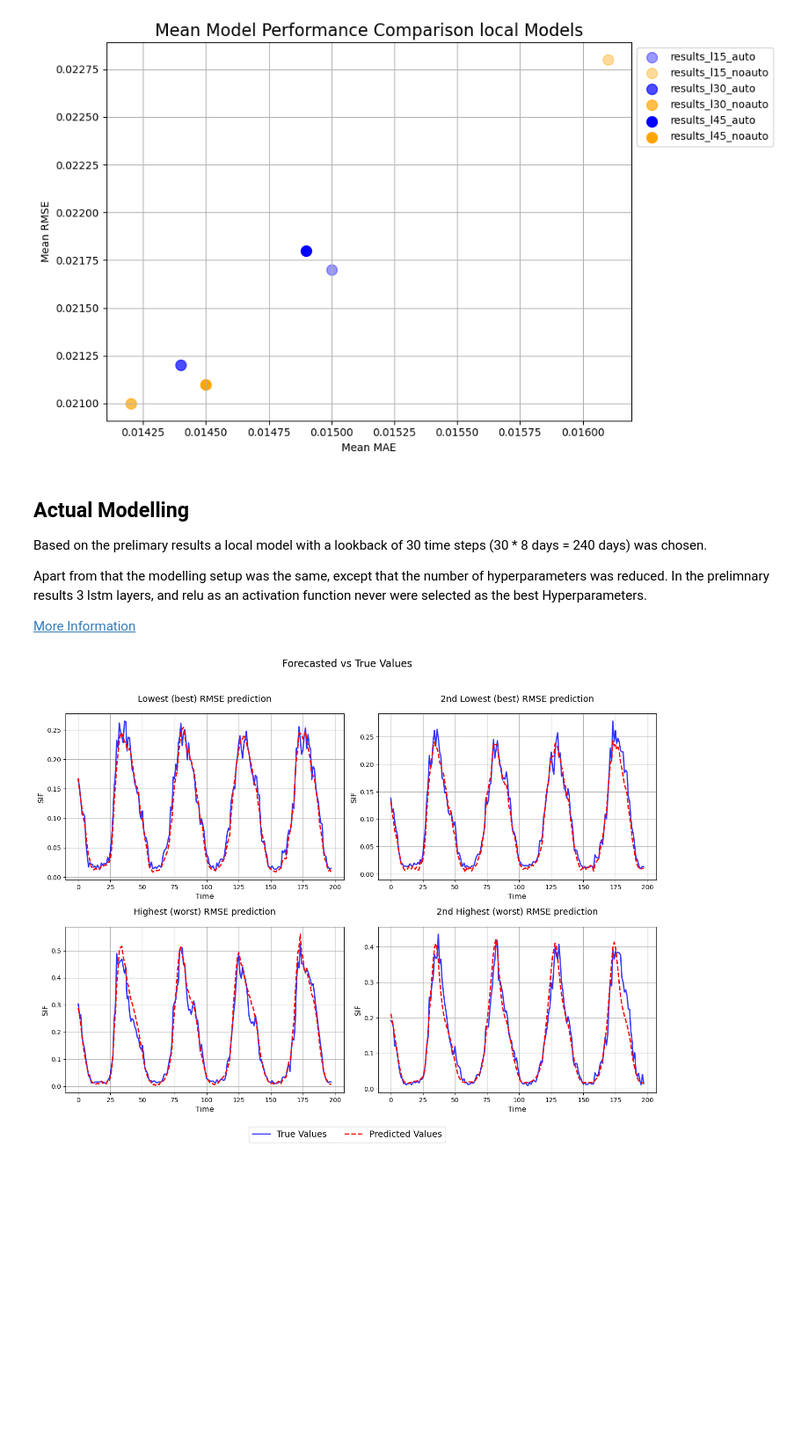
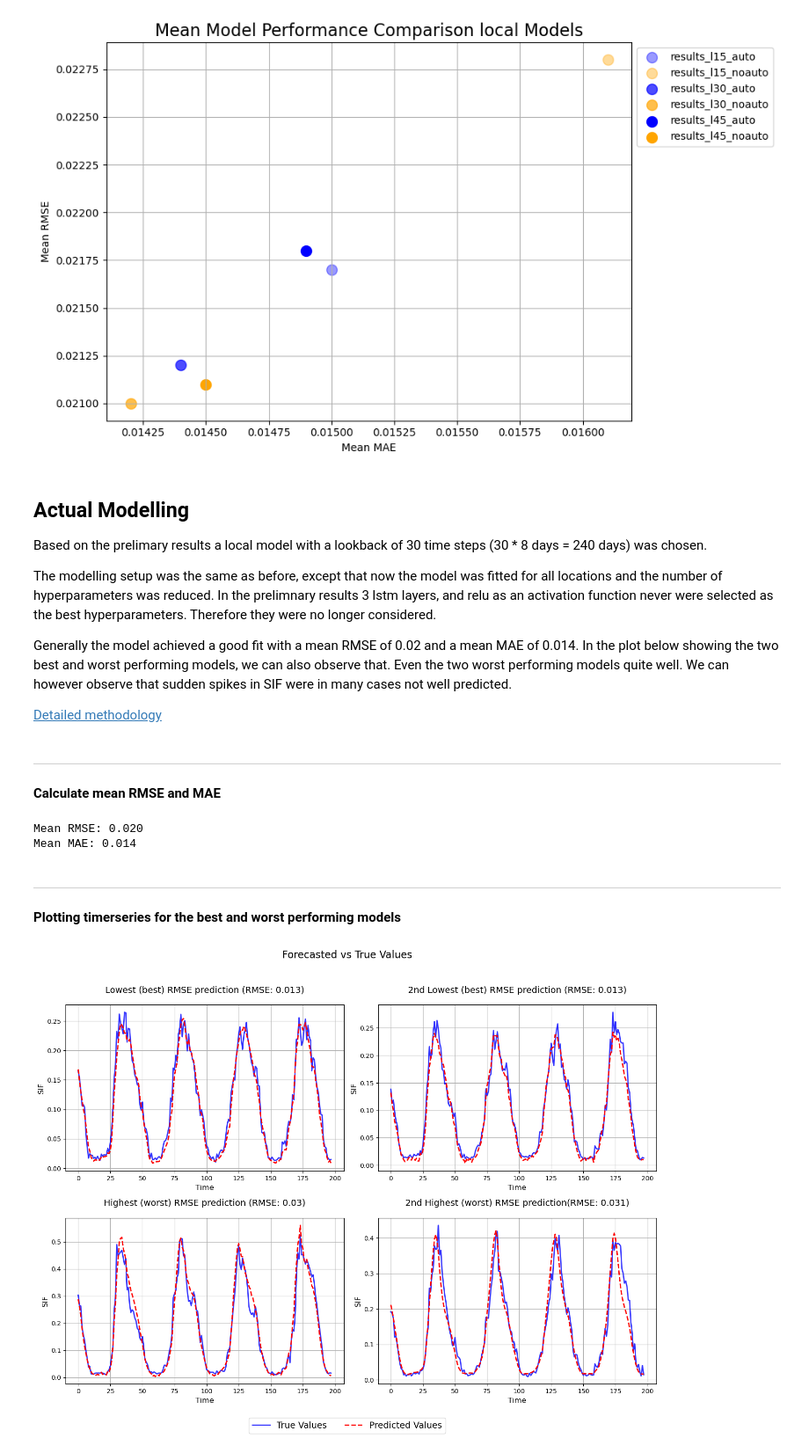
Before and after one commit to luismaecker/LSTM-SIF, a Jupyter notebook: main_copy.ipynb, the cells around one changed output. Shown at 88% size. Drawn from its saved outputs; the diff is of its cells as text; code cells hidden in the pictures; blank space fills up the shorter version.

```diff
--- a/main_copy.ipynb
+++ b/main_copy.ipynb
@@ -476,13 +500,37 @@ plot_performance_data(mean_performance_data)
 
 Based on the prelimary results a local model with a lookback of 30 time steps (30 * 8 days = 240 days) was chosen.
 
-Apart from that the modelling setup was the same, except that the number of hyperparameters was reduced. In the prelimnary results 3 lstm layers, and relu as an activation function never were selected as the best Hyperparameters.
+The modelling setup was the same as before, except that  now the model was fitted for all locations and the number of hyperparameters was reduced. In the prelimnary results 3 lstm layers, and relu as an activation function never were selected as the best hyperparameters. Therefore they were no longer considered.
 
-[More Information](#-src-model)
+Generally the model achieved a good fit with a mean RMSE of 0.02 and a mean MAE of 0.014. In the plot below showing the two best and worst performing models, we can also observe that. Even the two worst performing models quite well. We can however observe that sudden spikes in SIF were in many cases not well predicted.
+
+[Detailed methodology](#-src-model)
+# %% [markdown]
+***
+
+**Calculate mean RMSE and MAE**
+# %%
+# Reading the results and evaluation from the file
+with open("results/modelling/final/results_full_local_auto_l30.json", 'r') as file:
+    results_dict = json.load(file)
+
+rmse_values = {loc: data['evaluation']['rmse'] for loc, data in results_dict.items()}
+mae_values = {loc: data['evaluation']['mae'] for loc, data in results_dict.items()}
+
+mean_rmse = np.mean(list(rmse_values.values()))
+mean_mae = np.mean(list(mae_values.values()))
+
+print(f"Mean RMSE: {mean_rmse:.3f}")
+print(f"Mean MAE: {mean_mae:.3f}")
+# %% [output]
+Mean RMSE: 0.020
+Mean MAE: 0.014
+# %% [markdown]
+***
+
+**Plotting timerseries for the best and worst performing models**
 # %%
-# Reading the results and evaluation from the file
-with open("results/modelling/final/results_full_local_auto_l30.json", 'r') as file:
-    results_dict = json.load(file)
+
 
 def plot_forecasts_from_dict(results_dict):
     """
@@ -521,43 +569,45 @@ def plot_forecasts_from_dict(results_dict):
     # Plot for locations with lowest RMSE
     lines = []
     for i, loc in enumerate(lowest_rmse_locations):
+        rmse = np.round(results_dict[loc]['evaluation']['rmse'],3)
         true_values = results_dict[loc]['results']['true_values']
         predicted_values = results_dict[loc]['results']['predicted_values']
         line1, line2 = plot_forecast(
             [val[0] for val in true_values],
             [val[0] for val in predicted_values],
-            f'Lowest (best) RMSE prediction'if i == 0 else f'2nd Lowest (best) RMSE prediction',
+            f'Lowest (best) RMSE prediction (RMSE: {rmse})'if i == 0 else f'2nd Lowest (best) RMSE prediction (RMSE: {rmse})',
             ax=axs[0, i]
         )
         lines.append((line1, line2))
 
     # Plot for locations with highest RMSE
     for i, loc in enumerate(highest_rmse_locations):
+        rmse = np.round(results_dict[loc]['evaluation']['rmse'],3)
         true_values = results_dict[loc]['results']['true_values']
         predicted_values = results_dict[loc]['results']['predicted_values']
         line1, line2 = plot_forecast(
             [val[0] for val in true_values],
             [val[0] for val in predicted_values],
-            f'Highest (worst) RMSE prediction' if i == 0 else f'2nd Highest (worst) RMSE prediction',
+            f'Highest (worst) RMSE prediction (RMSE: {rmse})' if i == 0 else f'2nd Highest (worst) RMSE prediction(RMSE: {rmse})',
             ax=axs[1, i]
         )
         lines.append((line1, line2))
 
     # Add a main title
     fig.suptitle('Forecasted vs True Values', fontsize=16, y=0.95)
 
 
 
     # Add a single shared legend
     #fig.legend([lines[0][0], lines[0][1]], ['True Values', 'Predicted Values'], loc='lower center', fontsize=12)
     fig.legend([lines[0][0], lines[0][1]], ['True Values', 'Predicted Values'], loc='lower center', bbox_to_anchor=(0.5, 0.05), ncol=2,
                fontsize = 14)
 
     # Adjust layout and show the plot
     plt.tight_layout(rect=[0, 0.1, 1, 0.93])
     plt.show()
 
 # Call the function with the example dictionary
 plot_forecasts_from_dict(results_dict)
 # %% [output]
-[figure, old version]
+[figure, new version]
```
Also changed, not shown: parts of 11 cells of this notebook, 28 other files.
